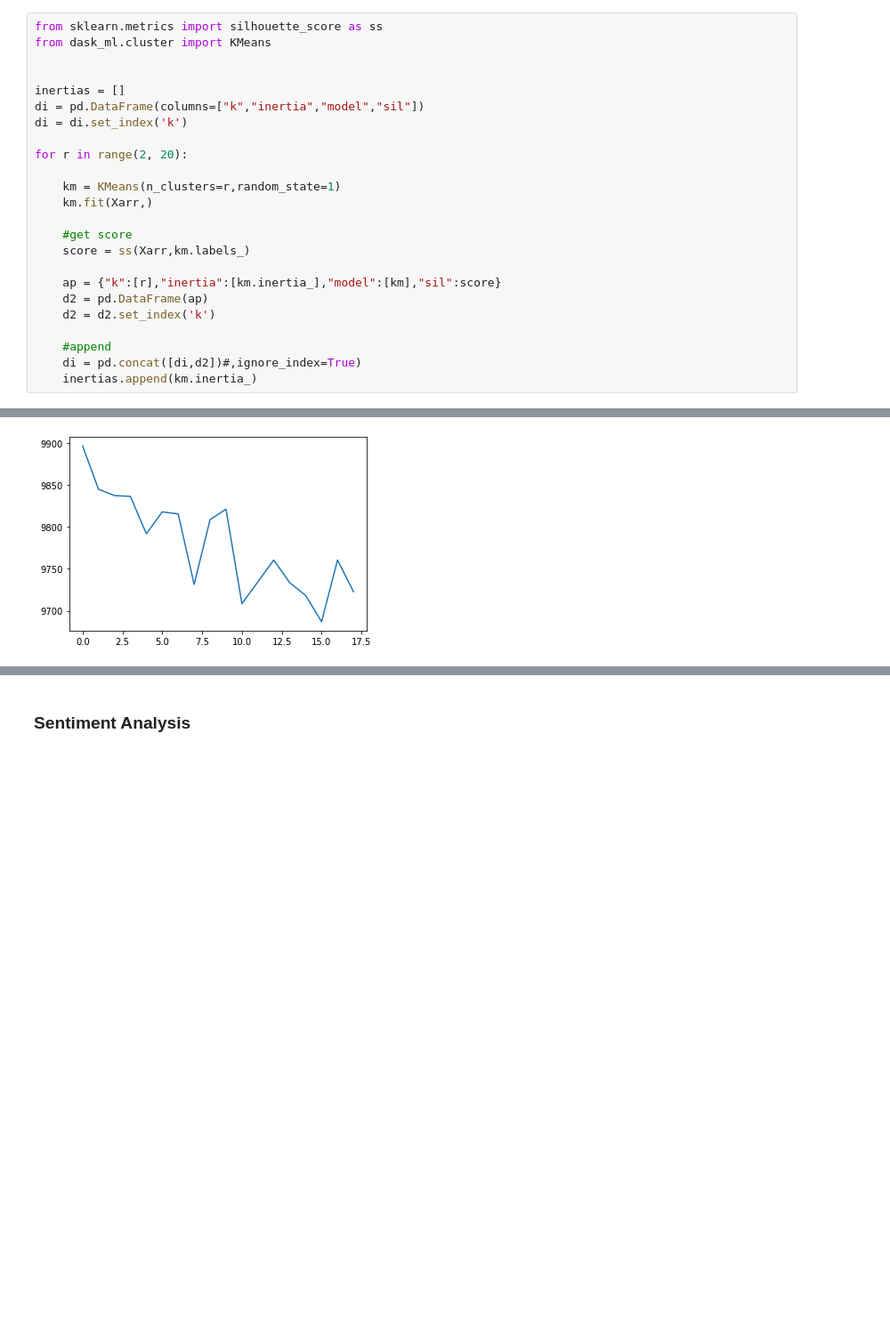
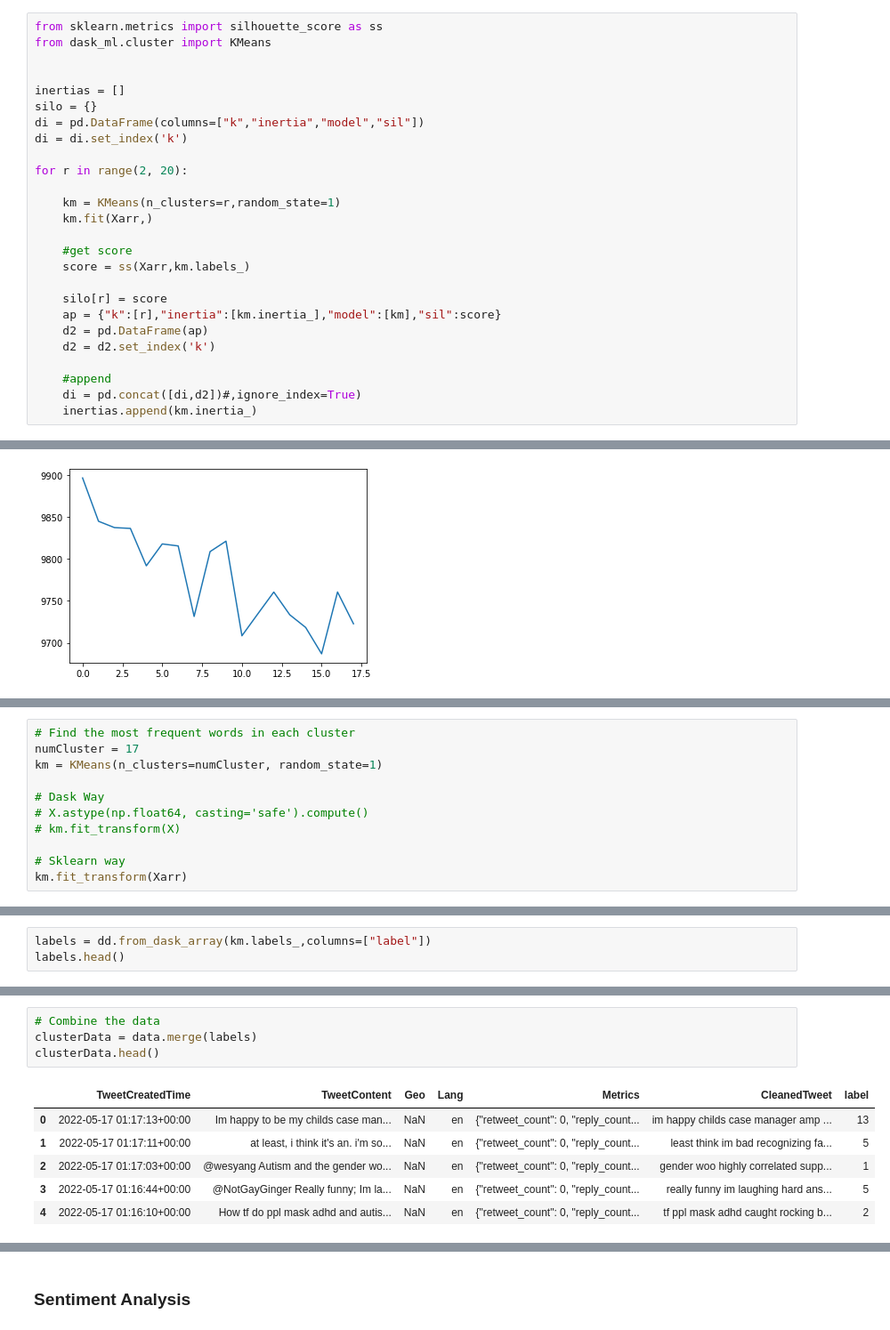
Before and after one commit to regmibishal1/data605-ASD, a Jupyter notebook: Data605-ASD-Project.ipynb, the cells around one changed output, grey strips where cells are left out. Shown: that part at 89% size. Drawn from its saved outputs; the diff is of its cells as text; blank space fills up the shorter version.

Commit message:
Finished Kmeans

```diff
--- a/Data605-ASD-Project.ipynb
+++ b/Data605-ASD-Project.ipynb
@@ -270,6 +283,7 @@ from dask_ml.cluster import KMeans
 
 
 inertias = []
+silo = {}
 di = pd.DataFrame(columns=["k","inertia","model","sil"])
 di = di.set_index('k')
 
@@ -281,6 +295,7 @@ for r in range(2, 20):
     #get score
     score = ss(Xarr,km.labels_)
 
+    silo[r] = score
     ap = {"k":[r],"inertia":[km.inertia_],"model":[km],"sil":score}
     d2 = pd.DataFrame(ap)
     d2 = d2.set_index('k')
@@ -297,0 +315,11 @@ plt.plot(inertias)
+# %%
+# Find the most frequent words in each cluster
+numCluster = 17
+km = KMeans(n_clusters=numCluster, random_state=1)
+
+# Dask Way
+# X.astype(np.float64, casting='safe').compute()
+# km.fit_transform(X)
+
+# Sklearn way
+km.fit_transform(Xarr)
@@ -297,0 +339,3 @@ plt.plot(inertias)
+# %%
+labels = dd.from_dask_array(km.labels_,columns=["label"])
+labels.head()
@@ -297,0 +349,11 @@ plt.plot(inertias)
+# %%
+# Combine the data
+clusterData = data.merge(labels)
+clusterData.head()
+# %% [output]
+|  | TweetCreatedTime | TweetContent | Geo | Lang | Metrics | CleanedTweet | label |
+| 0 | 2022-05-17 01:17:13+00:00 | Im happy to be my childs case man... | NaN | en | {"retweet_count": 0, "reply_count... | im happy childs case manager amp ... | 13 |
+| 1 | 2022-05-17 01:17:11+00:00 | at least, i think it's an. i'm so... | NaN | en | {"retweet_count": 0, "reply_count... | least think im bad recognizing fa... | 5 |
+| 2 | 2022-05-17 01:17:03+00:00 | @wesyang Autism and the gender wo... | NaN | en | {"retweet_count": 0, "reply_count... | gender woo highly correlated supp... | 1 |
+| 3 | 2022-05-17 01:16:44+00:00 | @NotGayGinger Really funny; Im la... | NaN | en | {"retweet_count": 0, "reply_count... | really funny im laughing hard ans... | 5 |
+| 4 | 2022-05-17 01:16:10+00:00 | How tf do ppl mask adhd and autis... | NaN | en | {"retweet_count": 0, "reply_count... | tf ppl mask adhd caught rocking b... | 2 |
```
Also changed, not shown: parts of 19 cells of this notebook, 1 other file.
